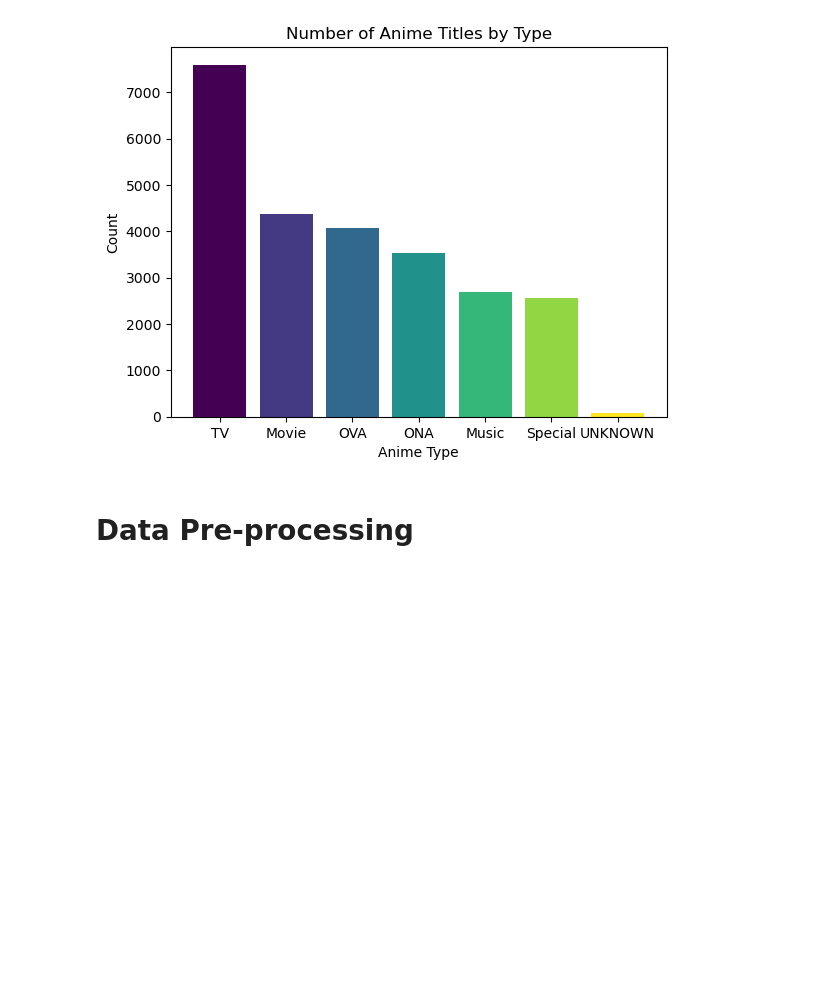
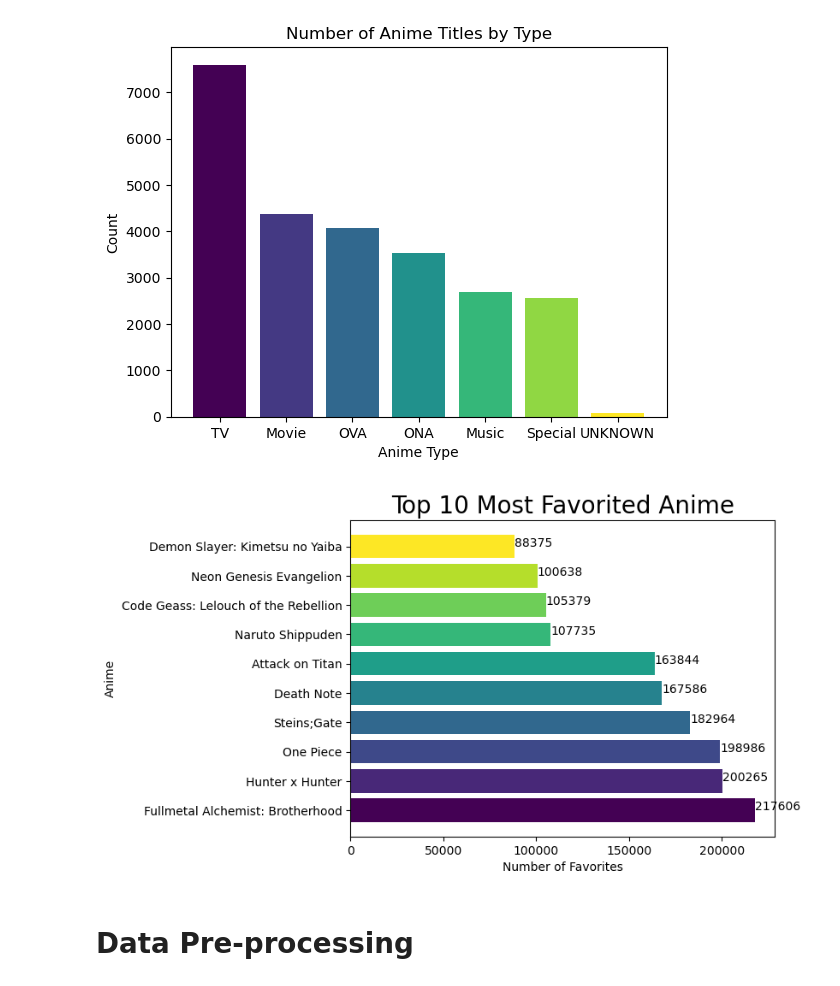
Before and after one commit to JoshRDFI/capstone, a Jupyter notebook: AnimeRecommender.ipynb, the cells around one changed output. Drawn from its saved outputs; the diff is of its cells as text; code cells hidden in the pictures; blank space fills up the shorter version.

```diff
--- a/AnimeRecommender.ipynb
+++ b/AnimeRecommender.ipynb
@@ -436,7 +440,30 @@ plt.show()
 # %% [output]
 [figure]
 # %%
-Do one for users vs ratings, top 20?
+# Top 10 user favorited anime
+# Sort by the 'Favorites' column
+by_favs = anime.sort_values('Favorites', ascending=False)
+
+# Select the top 10 most favorited anime
+top10favs = by_favs.head(10)
+
+# Create unique colors for each bar
+colors = plt.cm.viridis(np.linspace(0, 1, len(top10favs)))
+
+# Create the horizontal bar chart
+plt.barh(top10favs['English name'], top10favs['Favorites'], color=colors)
+plt.xlabel('Number of Favorites')
+plt.ylabel('Anime')
+plt.title('Top 10 Most Favorited Anime', fontsize=20)
+
+# Add text annotations for each bar
+for index, value in enumerate(top10favs['Favorites']):
+    plt.text(value, index, str(value))
+
+# Show the plot
+plt.show()
+# %% [output]
+[figure, added]
 # %% [markdown]
 # Data Pre-processing
 # %% [markdown]
```
Also changed, not shown: parts of 8 cells of this notebook.
